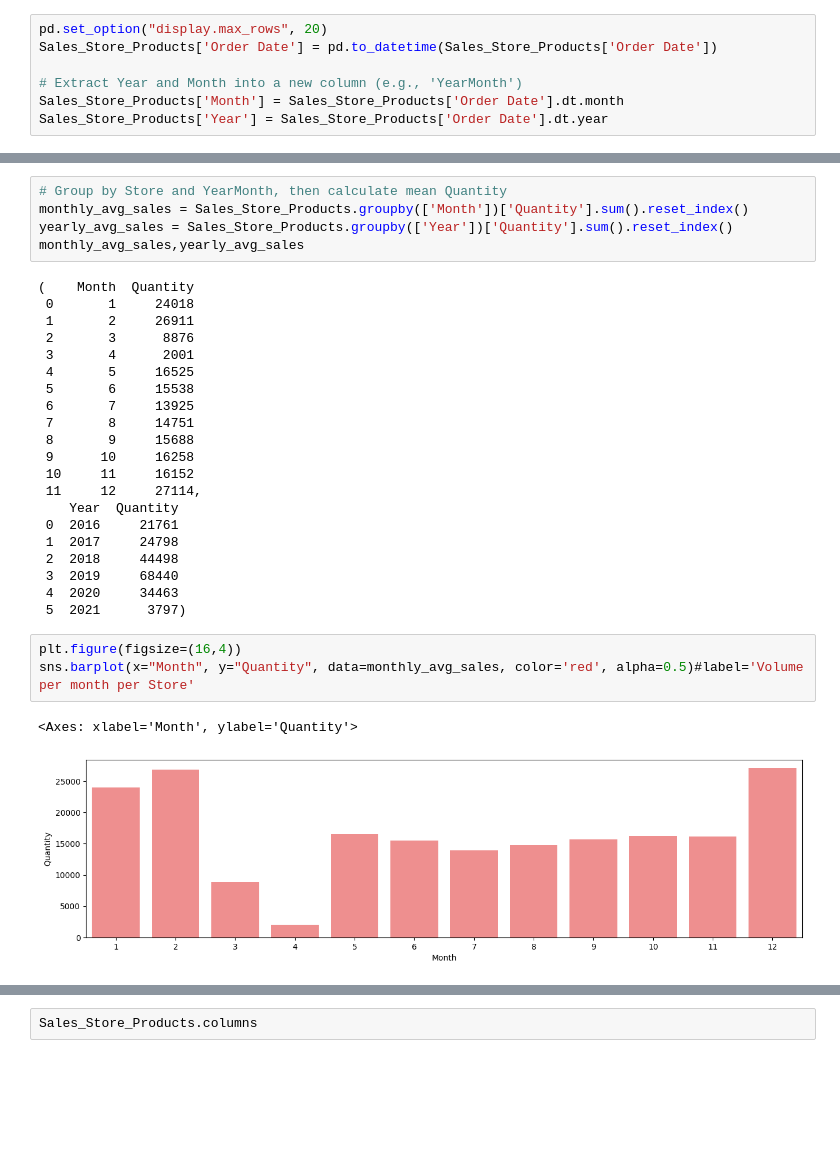
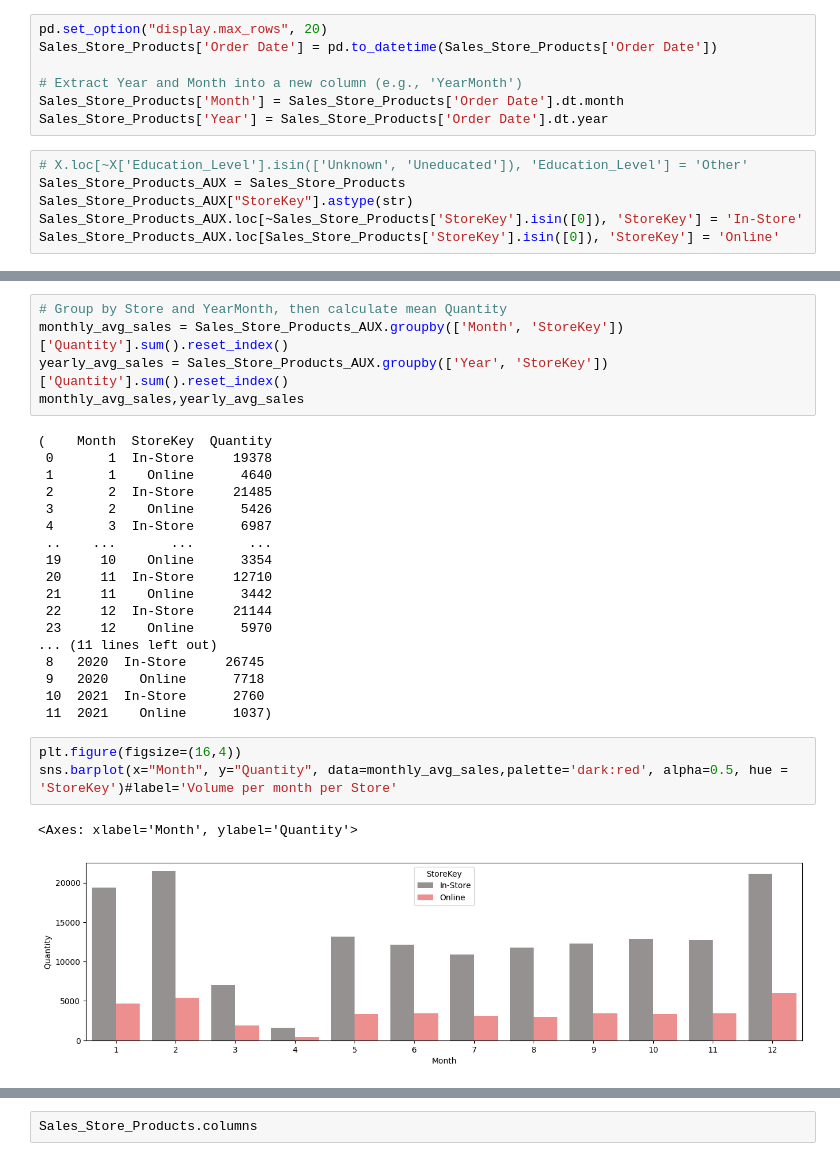
Before and after one commit to Hubert-Pierzchalski/Electronic_Store_Data_Vis, a Jupyter notebook: main.ipynb, the cells around one changed output, grey strips where cells are left out. Cells and saved outputs as stored; diff of their text form; blank space fills up the shorter version.

Commit message:
make plots more readable, check countries

```diff
--- a/main.ipynb
+++ b/main.ipynb
@@ -386,3 +387,9 @@ Sales_Store_Products['Order Date'] = pd.to_datetime(Sales_Store_Products['Order
 # Extract Year and Month into a new column (e.g., 'YearMonth')
 Sales_Store_Products['Month'] = Sales_Store_Products['Order Date'].dt.month
 Sales_Store_Products['Year'] = Sales_Store_Products['Order Date'].dt.year
+# %%
+# X.loc[~X['Education_Level'].isin(['Unknown', 'Uneducated']), 'Education_Level'] = 'Other'
+Sales_Store_Products_AUX = Sales_Store_Products
+Sales_Store_Products_AUX["StoreKey"].astype(str)
+Sales_Store_Products_AUX.loc[~Sales_Store_Products['StoreKey'].isin([0]), 'StoreKey'] = 'In-Store'
+Sales_Store_Products_AUX.loc[Sales_Store_Products['StoreKey'].isin([0]), 'StoreKey'] = 'Online'
@@ -389,34 +406,31 @@ Sales_Store_Products['Year'] = Sales_Store_Products['Order Date'].dt.year
 # %%
 # Group by Store and YearMonth, then calculate mean Quantity
-monthly_avg_sales = Sales_Store_Products.groupby(['Month'])['Quantity'].sum().reset_index()
-yearly_avg_sales = Sales_Store_Products.groupby(['Year'])['Quantity'].sum().reset_index()
+monthly_avg_sales = Sales_Store_Products_AUX.groupby(['Month', 'StoreKey'])['Quantity'].sum().reset_index()
+yearly_avg_sales = Sales_Store_Products_AUX.groupby(['Year', 'StoreKey'])['Quantity'].sum().reset_index()
 monthly_avg_sales,yearly_avg_sales
 # %% [output]
-(    Month  Quantity
- 0       1     24018
- 1       2     26911
- 2       3      8876
- 3       4      2001
- 4       5     16525
- 5       6     15538
- 6       7     13925
- 7       8     14751
- 8       9     15688
- 9      10     16258
- 10     11     16152
- 11     12     27114,
-    Year  Quantity
- 0  2016     21761
- 1  2017     24798
- 2  2018     44498
- 3  2019     68440
- 4  2020     34463
- 5  2021      3797)
+(    Month  StoreKey  Quantity
+ 0       1  In-Store     19378
+ 1       1    Online      4640
+ 2       2  In-Store     21485
+ 3       2    Online      5426
+ 4       3  In-Store      6987
+ ..    ...       ...       ...
+ 19     10    Online      3354
+ 20     11  In-Store     12710
+ 21     11    Online      3442
+ 22     12  In-Store     21144
+ 23     12    Online      5970
+... (11 lines left out)
+ 8   2020  In-Store     26745
+ 9   2020    Online      7718
+ 10  2021  In-Store      2760
+ 11  2021    Online      1037)
 # %%
 plt.figure(figsize=(16,4))
-sns.barplot(x="Month", y="Quantity", data=monthly_avg_sales, color='red', alpha=0.5)#label='Volume per month per Store'
+sns.barplot(x="Month", y="Quantity", data=monthly_avg_sales,palette='dark:red', alpha=0.5, hue = 'StoreKey')#label='Volume per month per Store'
 # %% [output]
 <Axes: xlabel='Month', ylabel='Quantity'>
-[figure, old version]
+[figure, new version]
 # %%
 plt.figure(figsize=(16,4))
```
Also changed, not shown: parts of 19 cells of this notebook.
